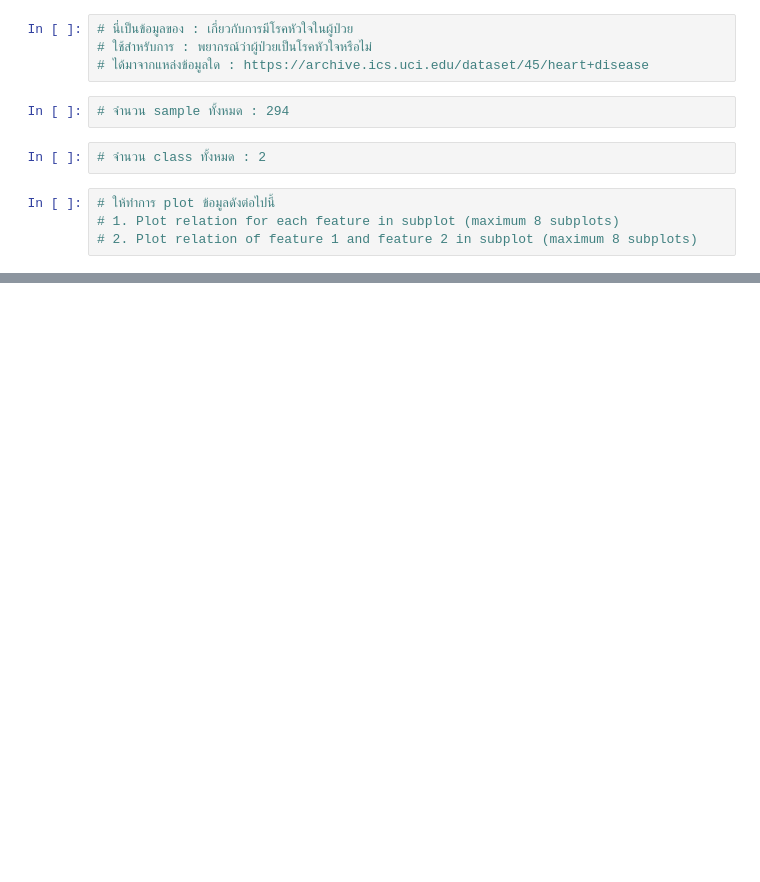
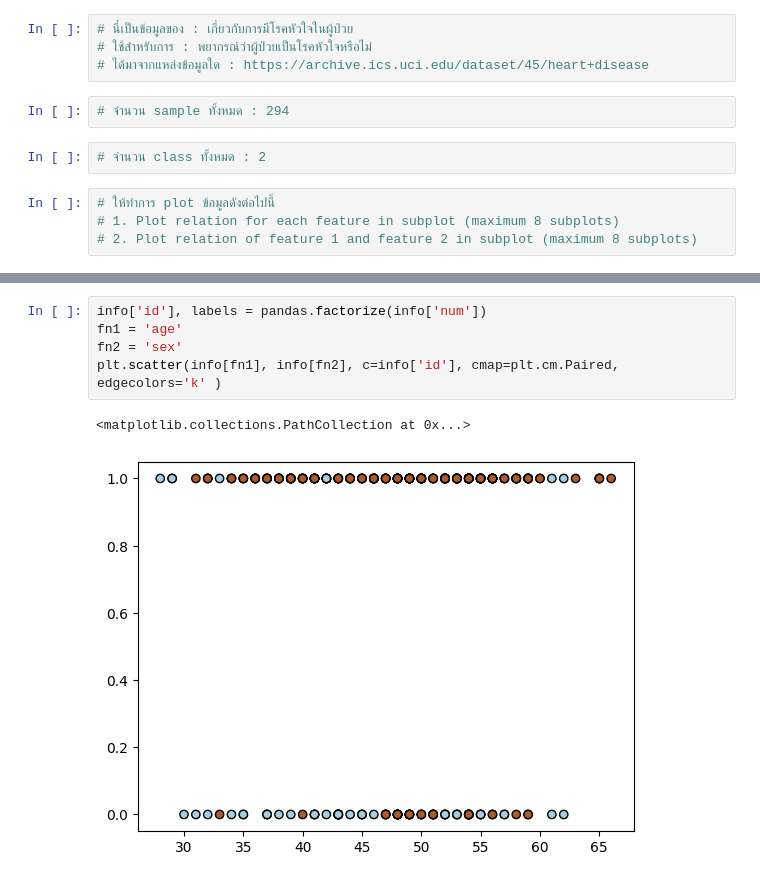
Before and after one commit to LABforLeraning/AI, a Jupyter notebook: Assignment-05.ipynb, the cells around one changed output, grey strips where cells are left out. Saved outputs shown, nothing was run; the diff lists cells and outputs as text; blank space fills up the shorter version.

```diff
--- a/Assignment-05.ipynb
+++ b/Assignment-05.ipynb
@@ -34,0 +35,8 @@ for i, species in enumerate(info_classes):
+# %%
+info['id'], labels = pandas.factorize(info['num'])
+fn1 = 'age'
+fn2 = 'sex'
+plt.scatter(info[fn1], info[fn2], c=info['id'], cmap=plt.cm.Paired, edgecolors='k' )
+# %% [output]
+<matplotlib.collections.PathCollection at 0x...>
+[figure, added]
```
Also changed, not shown: parts of 1 cell of this notebook.
